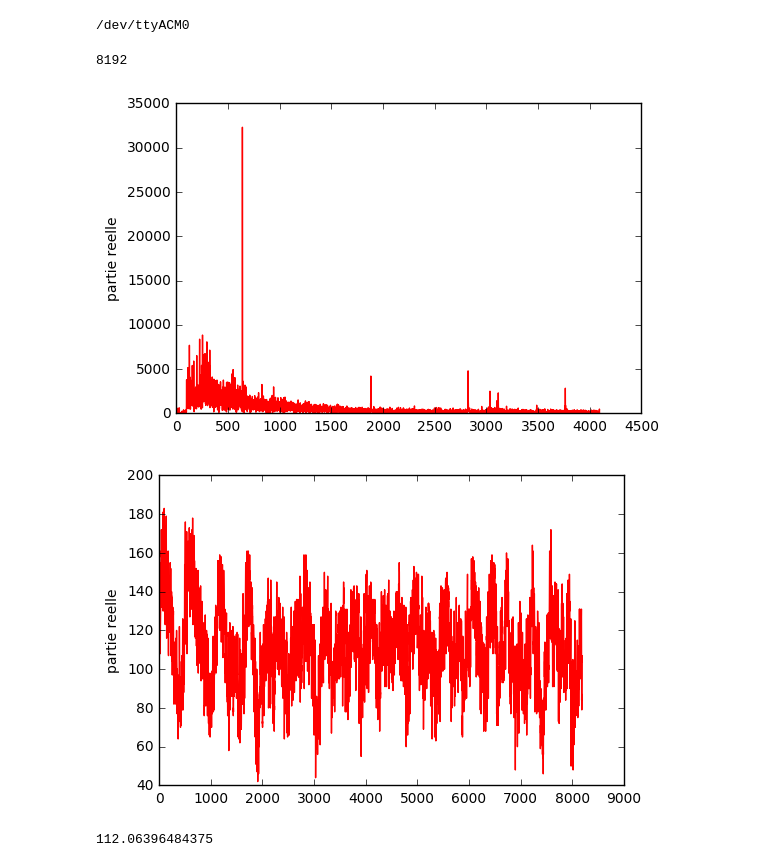
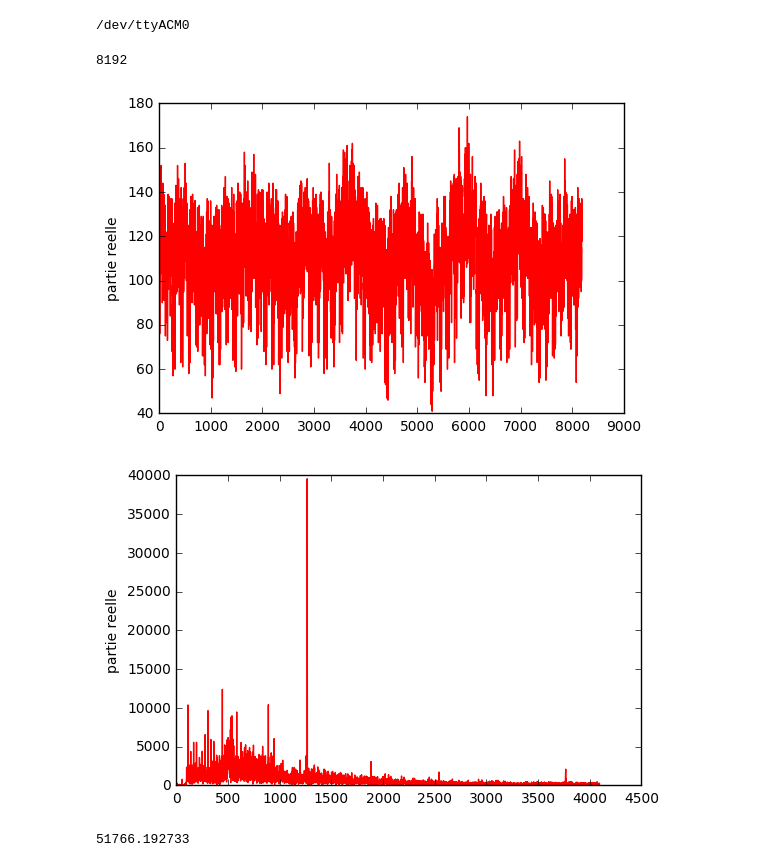
Before and after one commit to kelu124/ultrasHound, a Jupyter notebook: 20170604-getFreq.ipynb, the cells around one changed output. Cells and saved outputs as stored; diff of their text form; code cells hidden in the pictures.

```diff
--- a/20170604-getFreq.ipynb
+++ b/20170604-getFreq.ipynb
@@ -8,10 +8,8 @@ def GetLine():
     Line = []
     ser.write("1")
     i = 0
-    while (i<1):
-
+    while (i<2):
         Line.append(ser.readline().strip())
-        #print Line
         i=i+1
     return Line
 # %%
@@ -25,37 +23,48 @@ print(ser.name)
 # %%
 rawData = GetLine()
 signal = np.asarray(rawData[0].split(" ")[-1].split(";EOF")[0].split(";"),dtype=int)
+rawFFT = np.asarray(rawData[1].split(" ")[-1].split(";EOF")[0].split(";"),dtype=int)
+
 print len(signal)
 signal[-1]= signal[-6]
 for i in range(5):
     signal[-i]= signal[-6]
 #data = np.asarray(rawData[1].split(" ")[-1].split(";EOF")[0].split(";"))
 #dataTime = int(rawData[1].split(" ")[2]) - int(rawData[1].split(" ")[1])
 FFT = np.fft.fft(signal)
+
+
+
+
 for i in range(5):
     FFT[i] = 0
     FFT[-i] = 0
 
 
 for i in range(100):
     FFT[i] = FFT[i]/(100-i)
     FFT[-i] = FFT[-i]/(100-i)
 
+plt.plot(signal,"r")
+plt.ylabel("partie reelle")
+plt.show()
+
 #plt.plot(range(128),np.abs(FFT[0:128]))
 plt.plot(np.abs(FFT[0:len(FFT)/2]),"r")
 plt.ylabel("partie reelle")
 
 plt.show()
 # %% [output]
 8192
-[figure, old version]
+[figure, new version]
+[figure, added]
-# %%
-plt.plot(signal,"r")
-plt.ylabel("partie reelle")
-plt.show()
-# %% [output]
-[figure, removed]
-# %%
-np.average(signal)
-# %% [output]
-112.06396484375
+# %%
+PeakAt8kHz = np.argmax(np.abs(FFT[0:len(FFT)/2]))
+SamplingFreq = 2*8000*(4096.0/PeakAt8kHz)
+print(SamplingFreq)
+N = len(FFT)
+Npt = len(signal)
+Freqs = [SamplingFreq * x /N for x in range(N/2)]
+t = [ 1.0*x/SamplingFreq for x in range(Npt)]
+# %% [output]
+51766.192733
```
Also changed, not shown: parts of 4 cells of this notebook, 3 other files.
